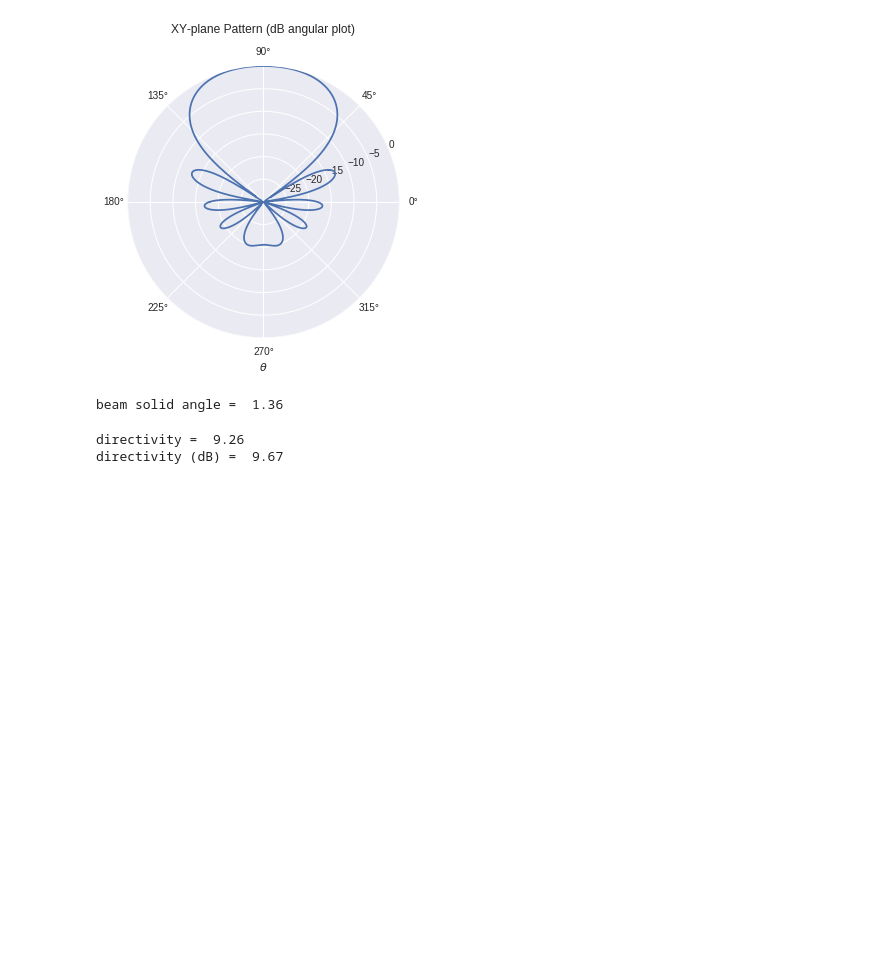
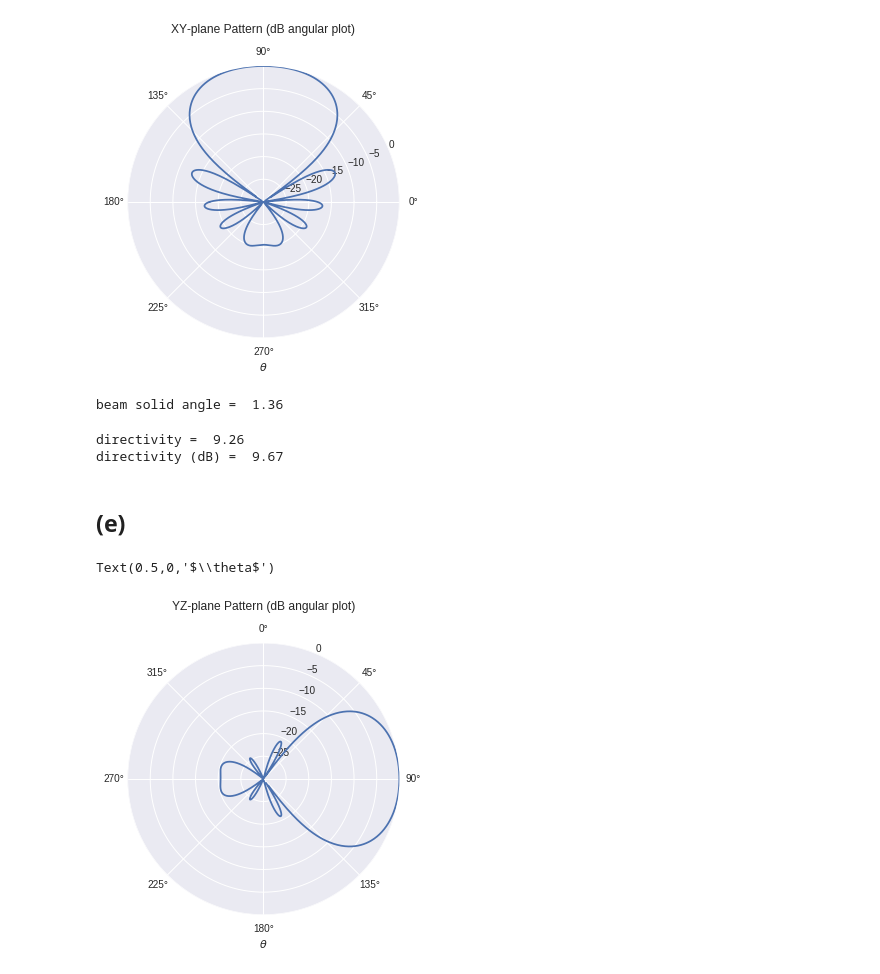
Before and after one commit to Zhaoxin-Hu/ECE222A, a Jupyter notebook: Homework_4.ipynb, the cells around one changed output. Drawn from its saved outputs; the diff is of its cells as text; code cells hidden in the pictures; blank space fills up the shorter version.

```diff
--- a/Homework_4.ipynb
+++ b/Homework_4.ipynb
@@ -111,7 +113,7 @@ def AF_un(theta, phi):
     psiy = k*dy*(np.sin(theta)*np.sin(phi)-np.sin(theta0)*np.sin(phi0))
     for n in np.arange(Ny):
         AFy = AFy + np.exp(1j*n*psiy)
-    return np.abs(AFy)**2
+    return np.abs(AFy)
 
 AF_un_max = AF_un(theta2d, phi2d).max()
 
@@ -119,7 +121,7 @@ def AF_n(theta, phi):
     return AF_un(theta, phi)/AF_un_max
 
 def integrand(theta, phi):
-    return AF_n(theta, phi)*np.sin(theta)
+    return AF_n(theta, phi)**2*np.sin(theta)
 # %%
 beam_solid_angle = integrate.dblquad(integrand, 0, 2*np.pi, 0, np.pi)[0]
 print('beam solid angle = ', round(beam_solid_angle,2))
@@ -133,3 +135,28 @@ print('directivity (dB) = ', round(D_dB,2))
 # %% [output]
 directivity =  9.26
 directivity (dB) =  9.67
+# %% [markdown]
+## (e)
+# %%
+def AF_un(theta, phi):
+    AFy = 0
+    psiy = k*dy*(np.sin(theta)*np.sin(phi)-np.sin(theta0)*np.sin(phi0))
+    for n in np.arange(Ny):
+        AFy = AFy + np.exp(1j*n*psiy)
+    return np.abs(AFy)
+
+AF_un_max = AF_un(theta2d, phi2d).max()
+
+def EF(theta, phi):
+    return np.abs(np.sin(theta)*np.sin(phi))
+
+def P_un(theta, phi):
+    return (AF_un(theta, phi)*EF(theta,phi))**2
+
+P_un_max = P_un(theta2d, phi2d).max()
+
+def P_n(theta, phi):
+    return P_un(theta, phi)/P_un_max
+
+def integrand(theta, phi):
+    return P_n(theta, phi)*np.sin(theta)
@@ -135,0 +187,15 @@ directivity (dB) =  9.67
+# %%
+num_pts_theta = 1000
+theta = np.linspace(-np.pi, np.pi, num_pts_theta)
+plt.figure(figsize = (5,5))
+ax = plt.subplot(111, projection='polar')
+ax.set_theta_offset(np.pi/2)
+ax.set_theta_direction(-1)
+ax.plot(theta, 10*np.log10(P_n(theta, np.pi/2)))
+ax.set_rmax(0)
+ax.set_rmin(-30)
+ax.set_title(r'YZ-plane Pattern (dB angular plot)', y=1.1)
+ax.set_xlabel(r'$\theta$')
+# %% [output]
+Text(0.5,0,'$\\theta$')
+[figure, added]
```
Also changed, not shown: parts of 8 cells of this notebook.
